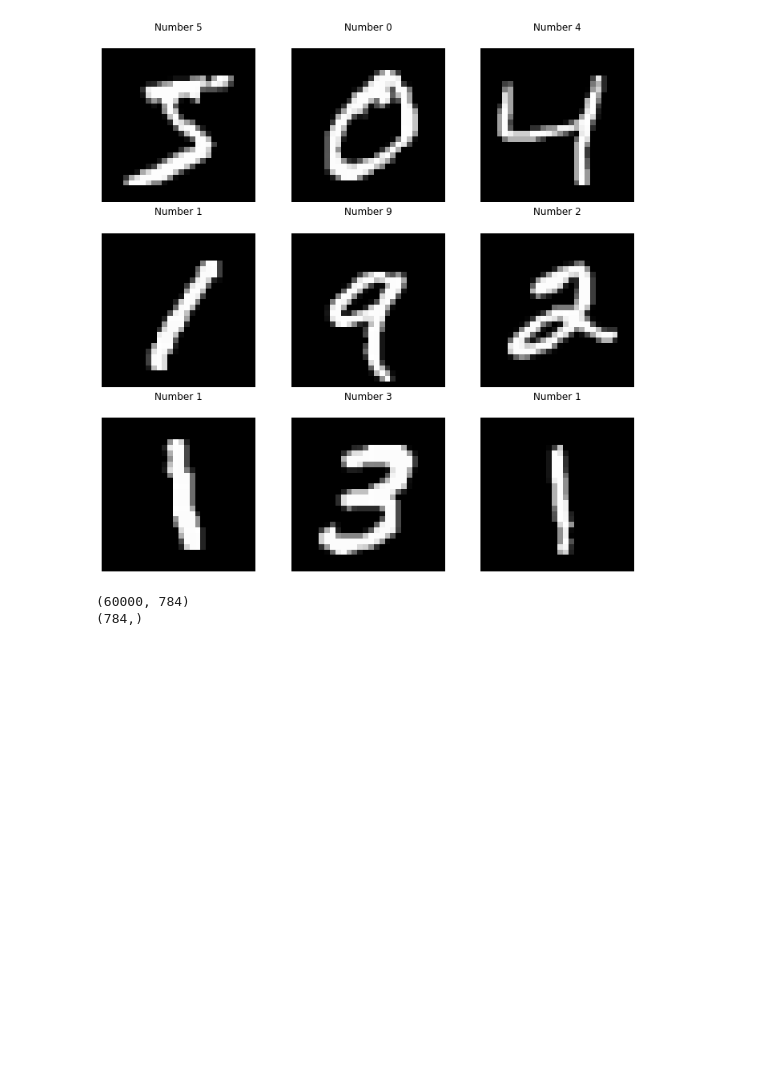
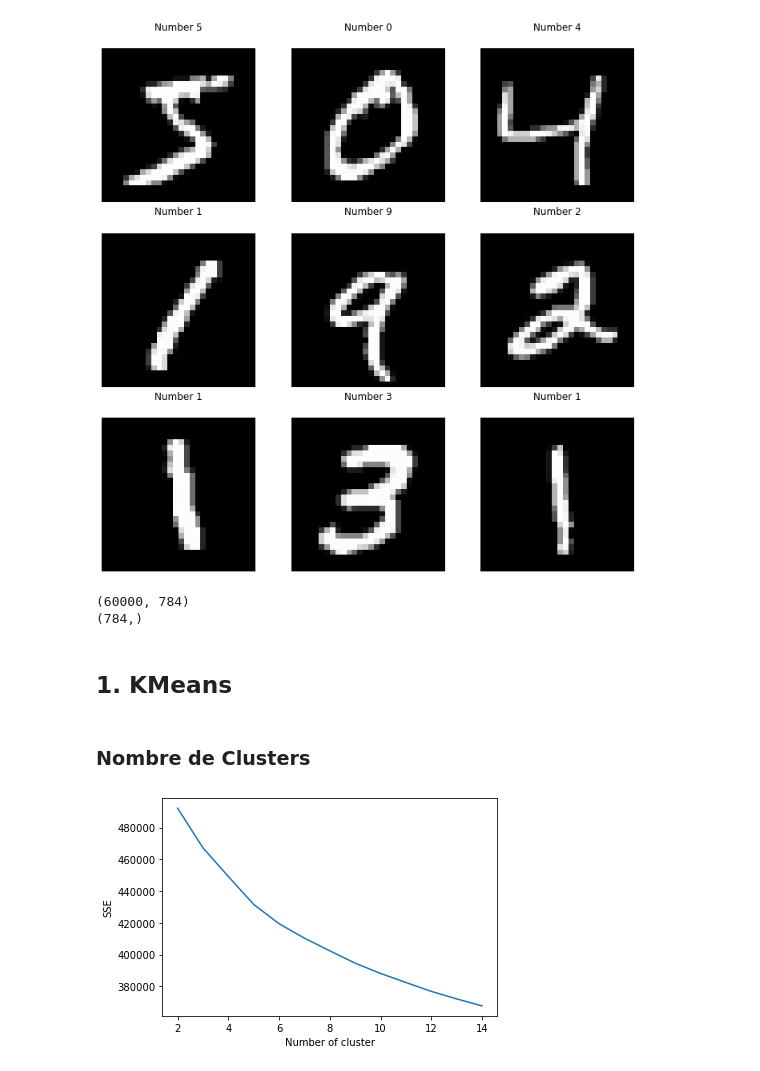
Before and after one commit to nordine-marie/signature-recognition-MCYT-100, a Jupyter notebook: MNIST/main.ipynb, the cells around one changed output. Drawn from its saved outputs; the diff is of its cells as text; code cells hidden in the pictures; blank space fills up the shorter version.

```diff
--- a/MNIST/main.ipynb
+++ b/MNIST/main.ipynb
@@ -58,3 +58,35 @@ print(X[0].shape)
 # %% [output]
 (60000, 784)
 (784,)
+# %% [markdown]
+## 1. KMeans
+# %% [markdown]
+### Nombre de Clusters
+# %%
+from sklearn.cluster import KMeans
+
+import matplotlib.pyplot as plt
+
+sse = {}
+
+for k in range(2, 15):
+
+    kmeans = KMeans(n_clusters=k, max_iter=1000).fit(X[:10000])
+
+    #data["clusters"] = kmeans.labels_
+
+    #print(data["clusters"])
+
+    sse[k] = kmeans.inertia_ # Inertia: Sum of distances of samples to their closest cluster center
+
+plt.figure()
+
+plt.plot(list(sse.keys()), list(sse.values()))
+
+plt.xlabel("Number of cluster")
+
+plt.ylabel("SSE")
+
+plt.show()
+# %% [output]
+[figure, added]
```
Also changed, not shown: parts of 6 cells of this notebook, 1 other file.
